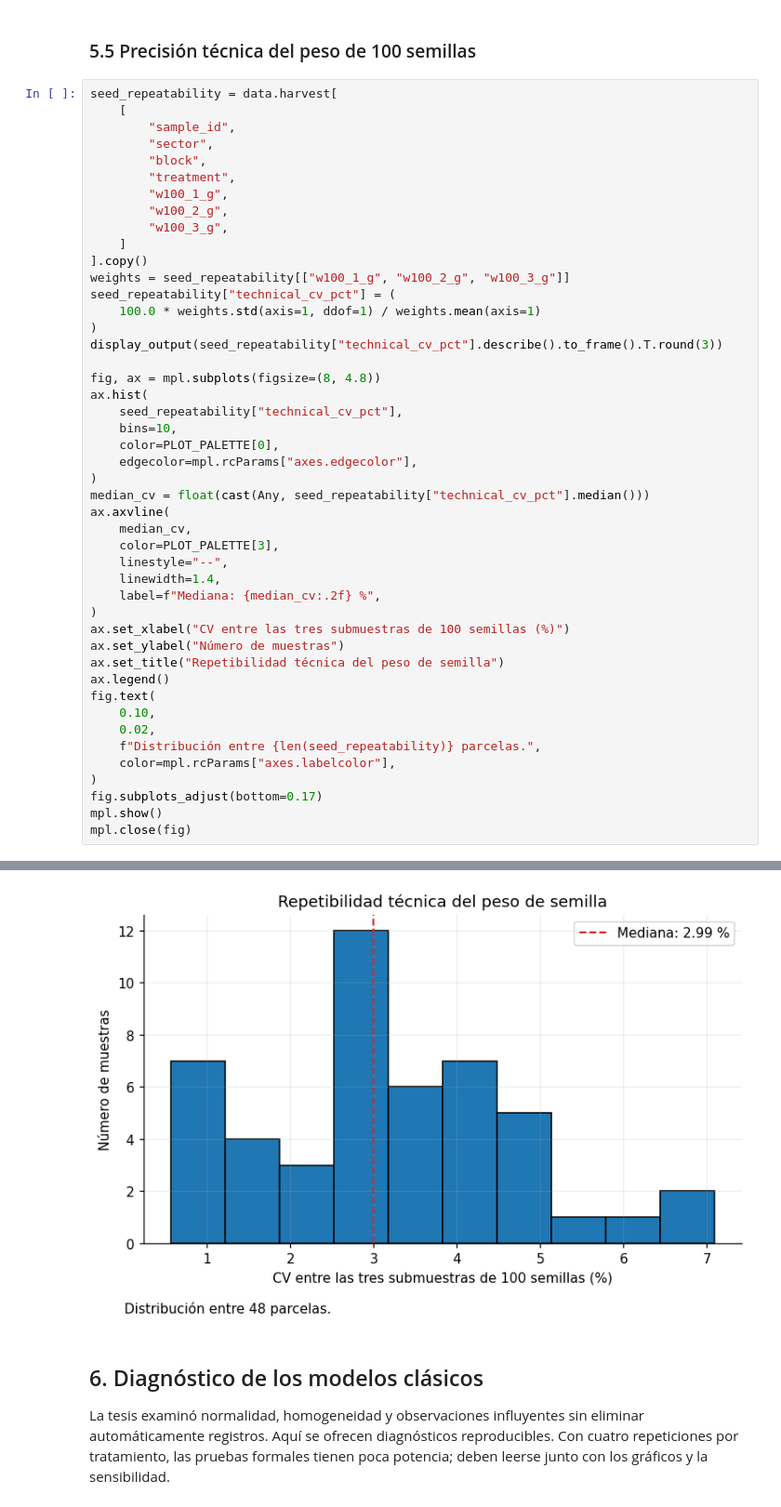
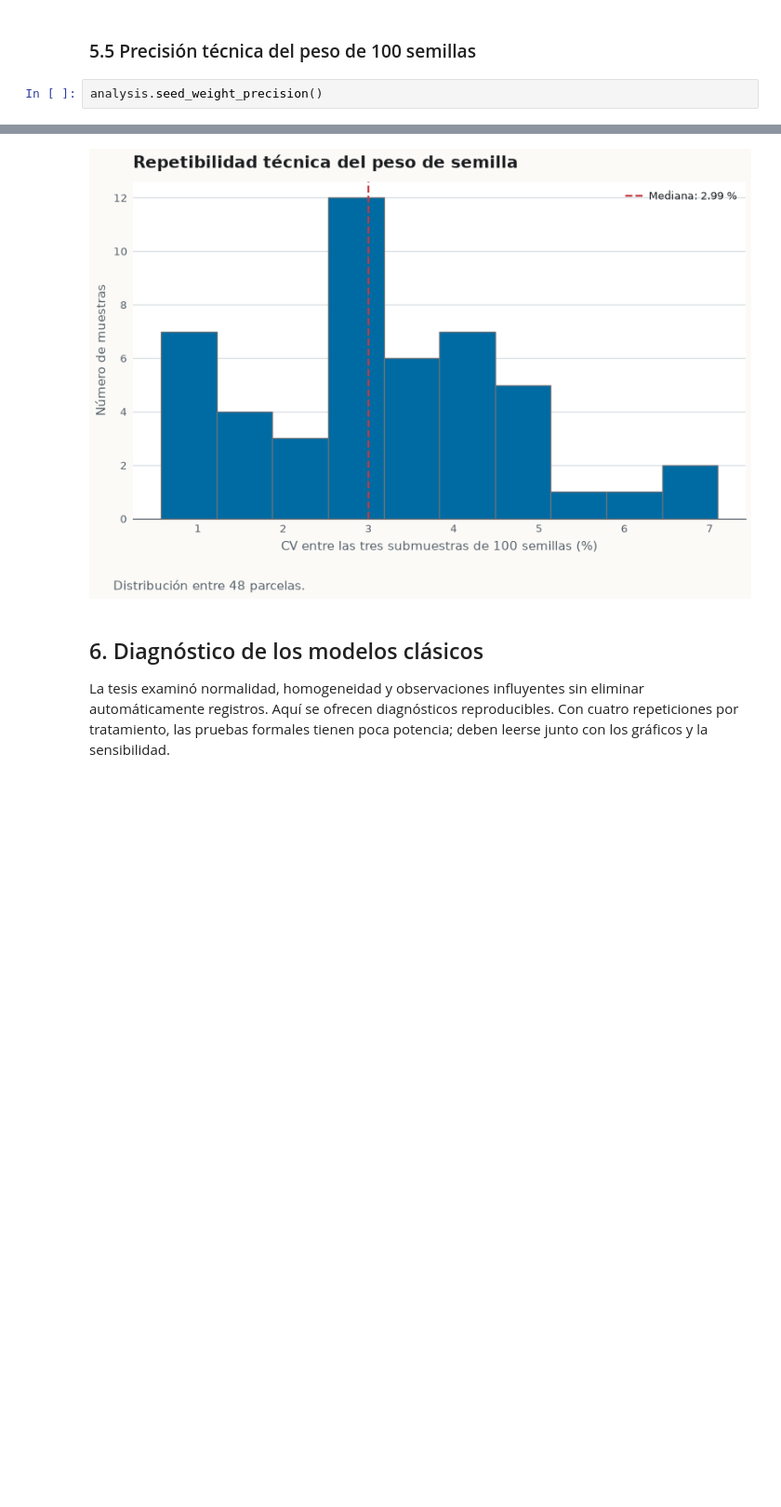
Before and after one commit to EssenceSentry/festuca_probabilistic_analysis, a Jupyter notebook: festuca_estudio_longitudinal.ipynb, the cells around one changed output, grey strips where cells are left out. Shown at 93% size. Drawn from its saved outputs; the diff is of its cells as text; blank space fills up the shorter version.

```diff
--- a/festuca_estudio_longitudinal.ipynb
+++ b/festuca_estudio_longitudinal.ipynb
@@ -2244,55 +342,11 @@ mpl.close(fig)
 # %% [markdown]
 ### 5.5 Precisión técnica del peso de 100 semillas
 # %%
-seed_repeatability = data.harvest[
-    [
-        "sample_id",
-        "sector",
-        "block",
-        "treatment",
-        "w100_1_g",
-        "w100_2_g",
-        "w100_3_g",
-    ]
-].copy()
-weights = seed_repeatability[["w100_1_g", "w100_2_g", "w100_3_g"]]
-seed_repeatability["technical_cv_pct"] = (
-    100.0 * weights.std(axis=1, ddof=1) / weights.mean(axis=1)
-)
-display_output(seed_repeatability["technical_cv_pct"].describe().to_frame().T.round(3))
-
-fig, ax = mpl.subplots(figsize=(8, 4.8))
-ax.hist(
-    seed_repeatability["technical_cv_pct"],
-    bins=10,
-    color=PLOT_PALETTE[0],
-    edgecolor=mpl.rcParams["axes.edgecolor"],
-)
-median_cv = float(cast(Any, seed_repeatability["technical_cv_pct"].median()))
-ax.axvline(
-    median_cv,
-    color=PLOT_PALETTE[3],
-    linestyle="--",
-    linewidth=1.4,
-    label=f"Mediana: {median_cv:.2f} %",
-)
-ax.set_xlabel("CV entre las tres submuestras de 100 semillas (%)")
-ax.set_ylabel("Número de muestras")
-ax.set_title("Repetibilidad técnica del peso de semilla")
-ax.legend()
-fig.text(
-    0.10,
-    0.02,
-    f"Distribución entre {len(seed_repeatability)} parcelas.",
-    color=mpl.rcParams["axes.labelcolor"],
-)
-fig.subplots_adjust(bottom=0.17)
-mpl.show()
-mpl.close(fig)
+analysis.seed_weight_precision()
 # %% [output]
 |  | count | mean | std | min | 25% | 50% | 75% | max |
 | technical_cv_pct | 48.0000 | 3.1740 | 1.5370 | 0.5650 | 2.3460 | 2.9940 | 4.1010 | 7.0920 |
-[figure, old version]
+[figure, new version]
 # %% [markdown]
 ## 6. Diagnóstico de los modelos clásicos
 
```
Also changed, not shown: parts of 40 cells of this notebook, 24 other files.
